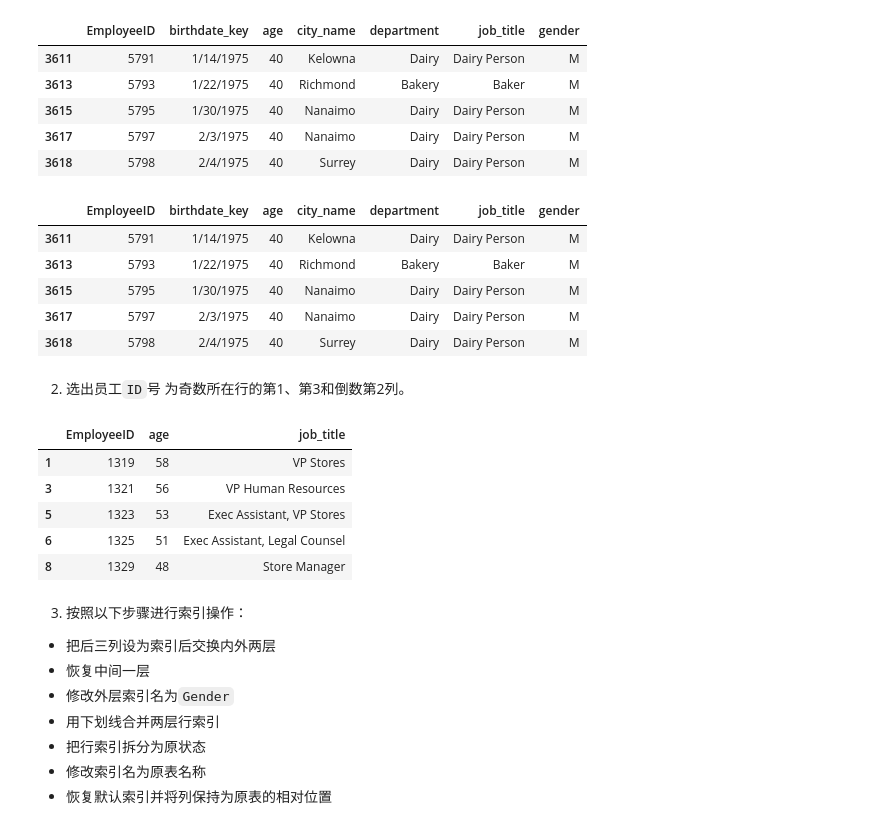
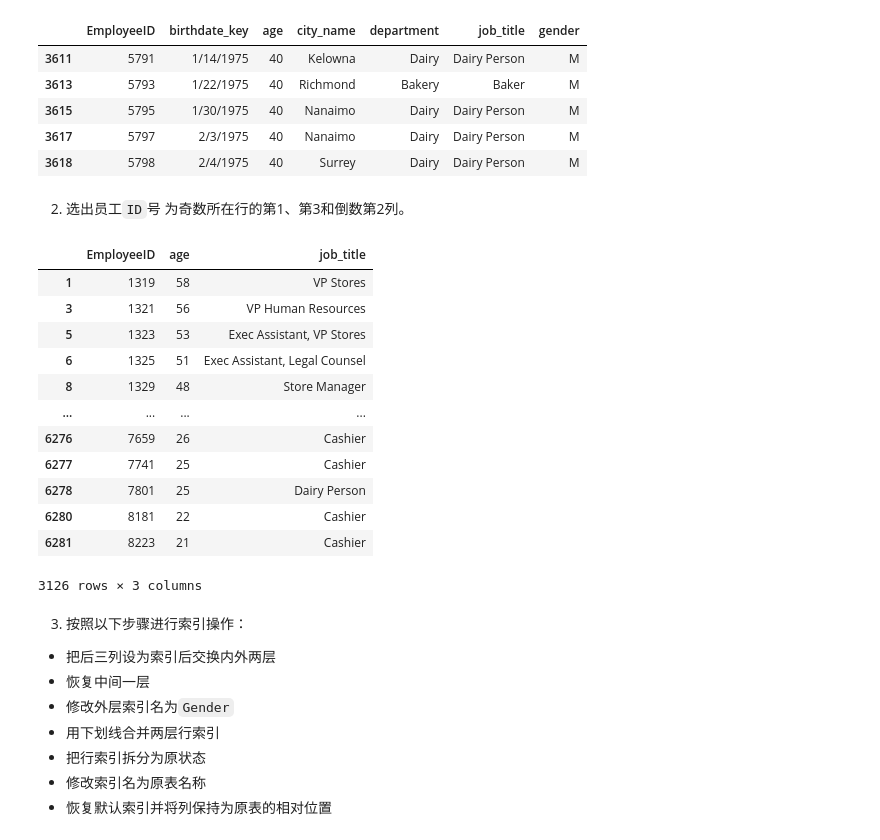
Before and after one commit to nicebear1999/learning_pandas, a Jupyter notebook: Task3练习.ipynb, the cells around one changed output. Cells and saved outputs as stored; diff of their text form; code cells hidden in the pictures.

```diff
--- a/Task3练习.ipynb
+++ b/Task3练习.ipynb
@@ -22,26 +32,25 @@ df.query("(age <= 40)&(department == ['Dairy', 'Bakery'])&(gender=='M')").head()
 | 3615 | 5795 | 1/30/1975 | 40 | Nanaimo | Dairy | Dairy Person | M |
 | 3617 | 5797 | 2/3/1975 | 40 | Nanaimo | Dairy | Dairy Person | M |
 | 3618 | 5798 | 2/4/1975 | 40 | Surrey | Dairy | Dairy Person | M |
-# %%
-df.loc[(df.age<=40)&df.department.isin(['Dairy', 'Bakery'])&(df.gender=='M')].head()
-# %% [output]
-|  | EmployeeID | birthdate_key | age | city_name | department | job_title | gender |
-| 3611 | 5791 | 1/14/1975 | 40 | Kelowna | Dairy | Dairy Person | M |
-| 3613 | 5793 | 1/22/1975 | 40 | Richmond | Bakery | Baker | M |
-| 3615 | 5795 | 1/30/1975 | 40 | Nanaimo | Dairy | Dairy Person | M |
-| 3617 | 5797 | 2/3/1975 | 40 | Nanaimo | Dairy | Dairy Person | M |
-| 3618 | 5798 | 2/4/1975 | 40 | Surrey | Dairy | Dairy Person | M |
 # %% [markdown]
 2. 选出员工`ID`号 为奇数所在行的第1、第3和倒数第2列。
 # %%
-df.iloc[(df.EmployeeID%2==1).values,[0,2,-2]].head()
+sum(df.duplicated('EmployeeID',keep=False))
+df.iloc[(df.EmployeeID%2!=0).values, [0,2,-2]]
 # %% [output]
 |  | EmployeeID | age | job_title |
 | 1 | 1319 | 58 | VP Stores |
 | 3 | 1321 | 56 | VP Human Resources |
 | 5 | 1323 | 53 | Exec Assistant, VP Stores |
 | 6 | 1325 | 51 | Exec Assistant, Legal Counsel |
 | 8 | 1329 | 48 | Store Manager |
+| ... | ... | ... | ... |
+| 6276 | 7659 | 26 | Cashier |
+| 6277 | 7741 | 25 | Cashier |
+| 6278 | 7801 | 25 | Dairy Person |
+| 6280 | 8181 | 22 | Cashier |
+| 6281 | 8223 | 21 | Cashier |
+3126 rows × 3 columns
 # %% [markdown]
 3. 按照以下步骤进行索引操作：
 
```
Also changed, not shown: parts of 9 cells of this notebook, 4 other files.
